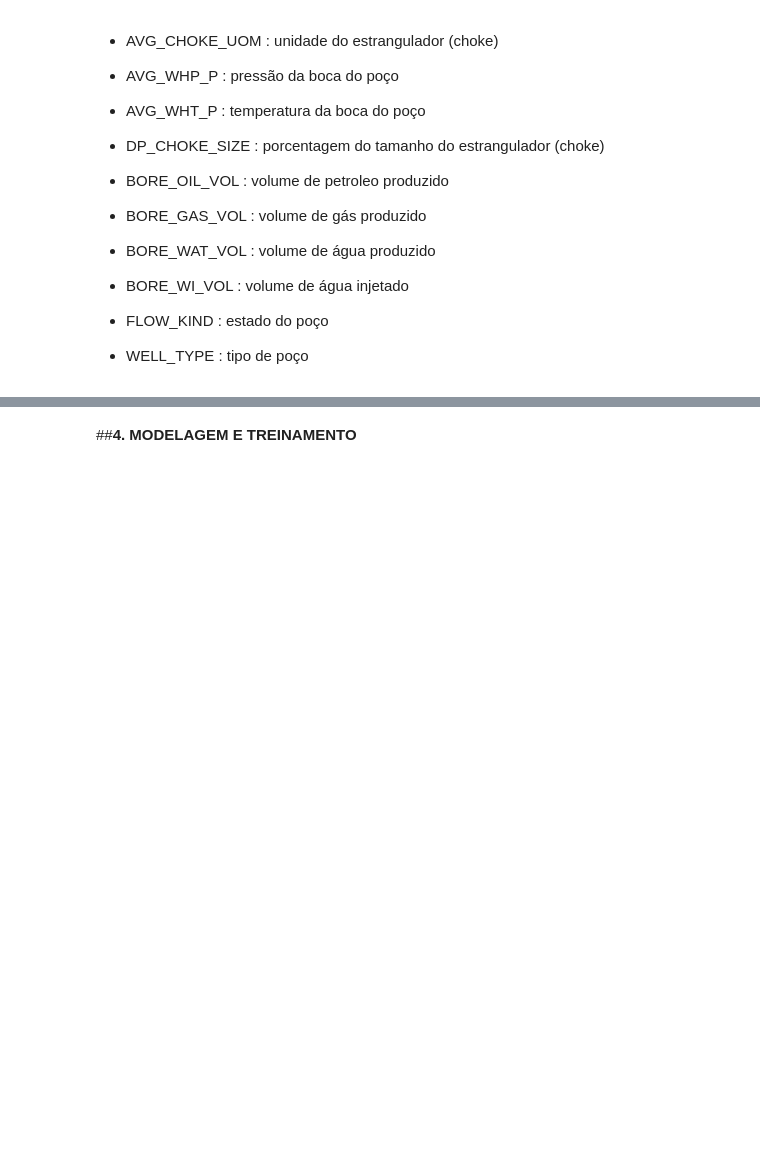
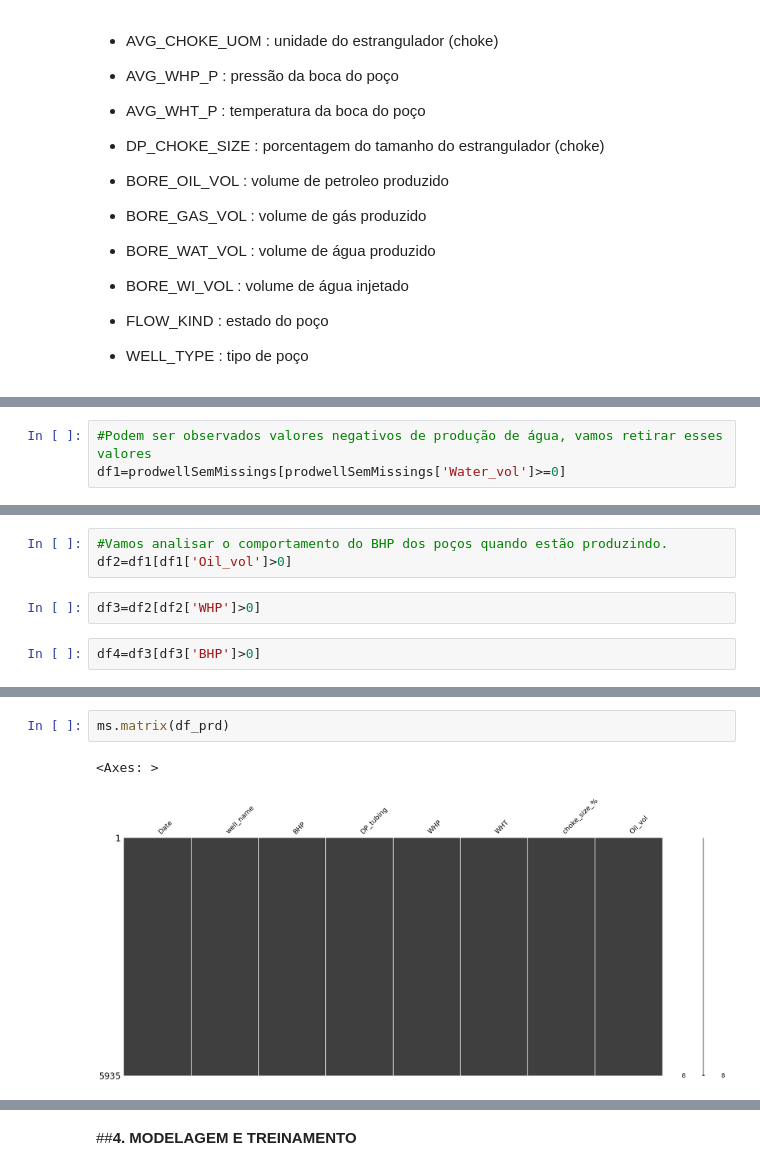
Before and after one commit to nestorpalacios/MVP2, a Jupyter notebook: MVP2_1.ipynb, the cells around one changed output, grey strips where cells are left out. Saved outputs shown, nothing was run; the diff lists cells and outputs as text; blank space fills up the shorter version.

```diff
--- a/MVP2_1.ipynb
+++ b/MVP2_1.ipynb
@@ -94,0 +343,3 @@ df_prod.sample(5)
+# %%
+#Podem ser observados valores negativos de produção de água, vamos retirar esses valores
+df1=prodwellSemMissings[prodwellSemMissings['Water_vol']>=0]
@@ -94,0 +362,7 @@ df_prod.sample(5)
+# %%
+#Vamos analisar o comportamento do BHP dos poços quando estão produzindo.
+df2=df1[df1['Oil_vol']>0]
+# %%
+df3=df2[df2['WHP']>0]
+# %%
+df4=df3[df3['BHP']>0]
@@ -94,0 +426,5 @@ df_prod.sample(5)
+# %%
+ms.matrix(df_prd)
+# %% [output]
+<Axes: >
+[figure, added]
```
Also changed, not shown: parts of 52 cells of this notebook.
